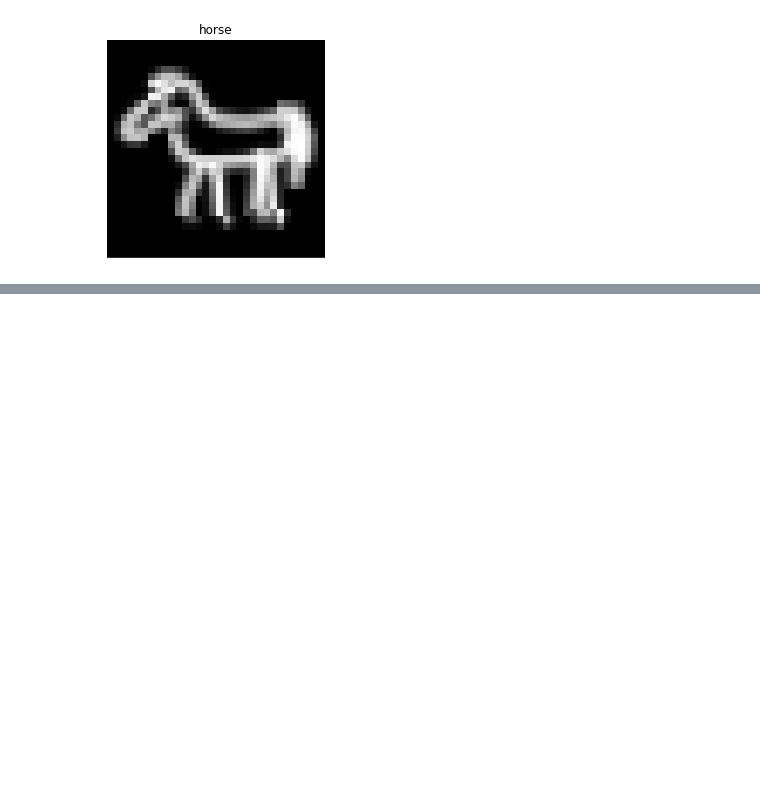
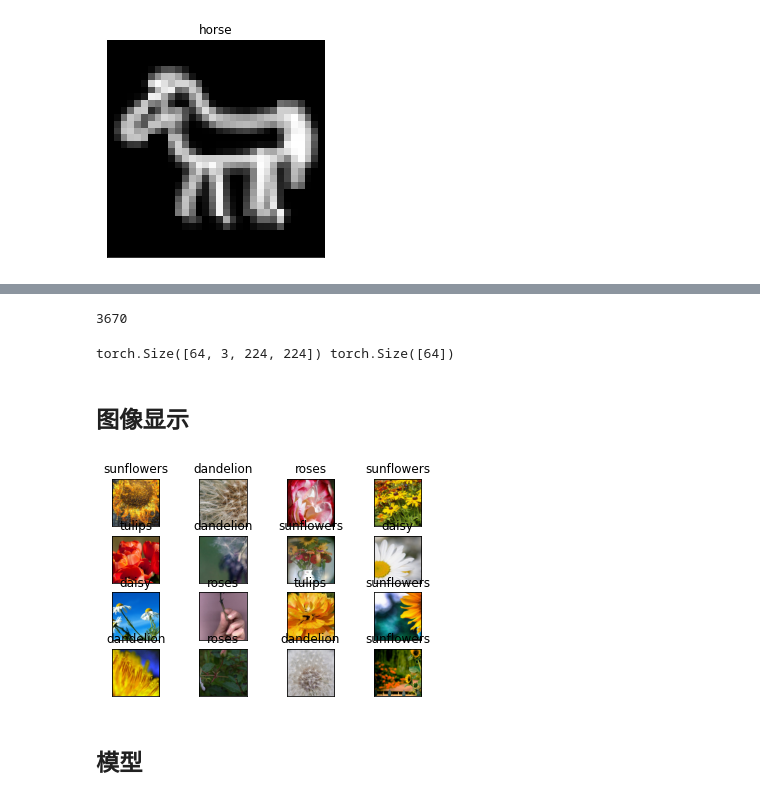
Before and after one commit to zhihong1224/CNN_Demo, a Jupyter notebook: hw12_transfer_learning.ipynb, the cells around one changed output, grey strips where cells are left out. Saved outputs shown, nothing was run; the diff lists cells and outputs as text; code cells hidden in the pictures; blank space fills up the shorter version.

```diff
--- a/hw12_transfer_learning.ipynb
+++ b/hw12_transfer_learning.ipynb
@@ -339,0 +398,59 @@ for test_da,_ in test_dataloader:
+# %%
+class Mydataset(Dataset):
+  def __init__(self,images,trans):
+    self.images=images
+    self.trans=trans
+  def __len__(self):
+    return len(self.images)
+  def __getitem__(self,item):
+    titles={'tulips':0, 'daisy':1, 'dandelion':2, 'sunflowers':3, 'roses':4}
+    img=Image.open(self.images[item])
+    torch_img=self.trans(img)
+    label=titles[self.images[item].split('/')[-2]]
+    return torch_img,torch.tensor(label)
+# %%
+my_dataset=Mydataset(images,trans)
+print(len(my_dataset))
+# my_dataset[0]
+# %% [output]
+3670
+# %%
+indcies=np.random.permutation(len(my_dataset))
+train_sampler=SubsetRandomSampler(indices[:train_num])
+valid_sampler=SubsetRandomSampler(indices[train_num:])
+train_iter=DataLoader(my_dataset,batch_size=batch_size,sampler=train_sampler,num_workers=4)
+valid_iter=DataLoader(my_dataset,batch_size=batch_size,sampler=valid_sampler,num_workers=4)
+# %%
+for X,Y in valid_iter:
+  print(X.shape,Y.shape)
+  break
+# %% [output]
+torch.Size([64, 3, 224, 224]) torch.Size([64])
+# %% [markdown]
+## 图像显示
+# %%
+def show(data_iter,show_num=batch_size):
+  import math
+  classes=['tulips', 'daisy', 'dandelion', 'sunflowers', 'roses']
+  show_iter=iter(data_iter)
+  show_data=next(show_iter)
+  rows=math.ceil(math.sqrt(show_num))
+  cols=math.ceil(show_num/rows)
+  fig=plt.figure()
+  img,label=show_data
+  trans=transforms.Compose([
+    transforms.Normalize([0,0,0.],[1/0.229,1/0.224,1/0.225]),
+    transforms.Normalize([-0.485,-0.456,-0.406],[1,1,1.]),
+    transforms.ToPILImage(),
+  ])
+
+  for i in range(show_num):
+    ax=fig.add_subplot(rows,cols,i+1,xticks=[],yticks=[])
+    ax.imshow(trans(img[i]))
+    ax.set_title(classes[label[i].item()])
+# %%
+show(valid_iter,16)
+# %% [output]
+[figure, added]
+# %% [markdown]
+## 模型
```
Also changed, not shown: parts of 21 cells of this notebook.
